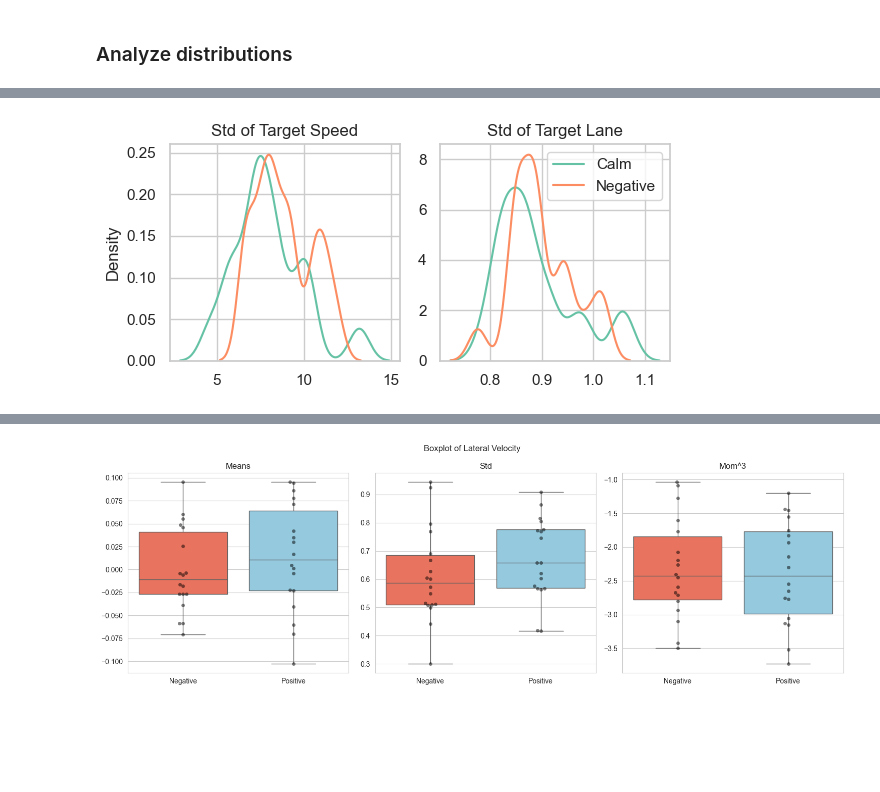
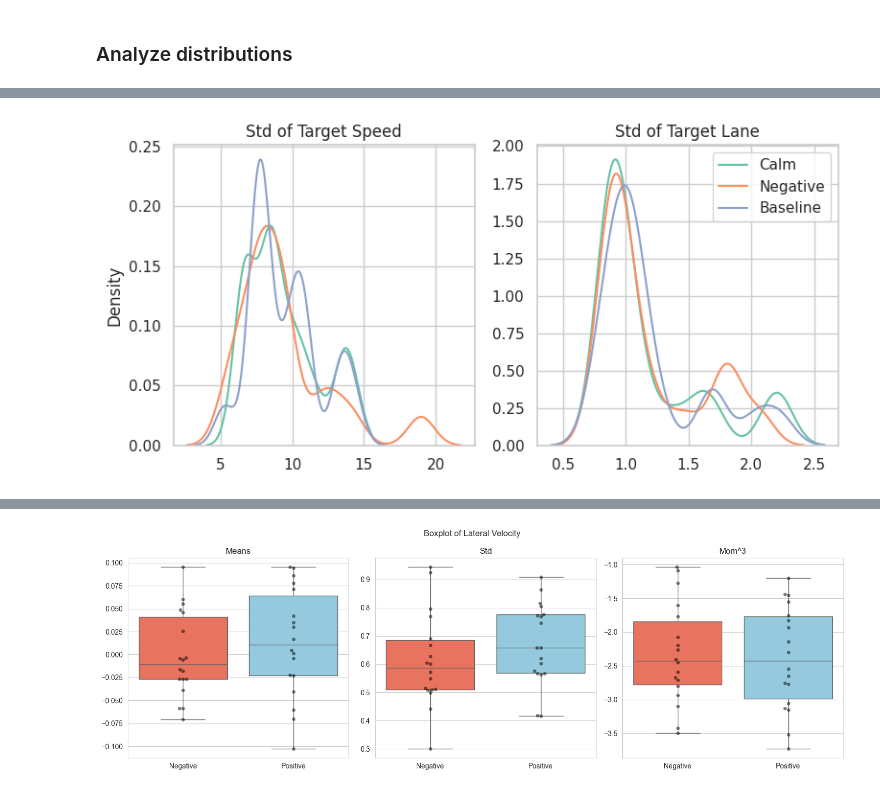
Before and after one commit to Anna-Palatkina-itu/driving_performance_project, a Jupyter notebook: window_analysis.ipynb, the cells around one changed output, grey strips where cells are left out. Drawn from its saved outputs; the diff is of its cells as text; code cells hidden in the pictures; blank space fills up the shorter version.

```diff
--- a/window_analysis.ipynb
+++ b/window_analysis.ipynb
@@ -102,6 +102,7 @@ def get_all_stats(remove_outliers=None,
 
   intense_stats = []
   calm_stats = []
+  baseline_stats = []
   total_speed_signs = 0
   total_overhead_signs = 0
   total_data = None
@@ -128,11 +129,11 @@ def get_all_stats(remove_outliers=None,
     # trimmed_data['DistanceToTargetPositionStd'] = trimmed_data['DistanceToTargetPosition'].rolling(window=10000).std()
     # trimmed_data['DistanceToTargetSpeed_Mean'] = trimmed_data['DistanceToTargetSpeed'].rolling(window=10000).mean()
     # trimmed_data['VelocityX_Mean'] = trimmed_data['VelocityX'].rolling(window=10000).mean()
-    print(f'I got {trimmed_data['Participant'].unique()} as participant')
+    # print(f'I got {trimmed_data['Participant'].unique()} as participant')
     windowed_data, amount_signs = get_sign_windows(trimmed_data,
                                                    remove_nan=remove_outliers,
                                                    seconds=3)
-    print(f'Now I got {windowed_data['Participant'].unique()} as participant')
+    # print(f'Now I got {windowed_data['Participant'].unique()} as participant')
     total_speed_signs += amount_signs
     windowed_data2, amount_signs = get_sign_windows(
         trimmed_data,
@@ -157,24 +158,25 @@ def get_all_stats(remove_outliers=None,
     ]
 
     for (col1, col2) in pairs:
-      mean1, std1, mom1, mean2, std2, mom2 = datahandler.get_statistics(
+      mean1, std1, mom1, mean2, std2, mom2, mean3, std3, mom3 = datahandler.get_statistics(
           windowed_data, col1, col2, sections=sections)
       calm_stats.append((mean1, std1, mom1))
       intense_stats.append((mean2, std2, mom2))
+      baseline_stats.append((mean3, std3, mom3))
     if total_data is None:
-      print(f'Initializing {id} data')
+      # print(f'Initializing {id} data')
       total_data = windowed_data.copy()
     else:
-      print(f'Concatenating {id} data')
-      print(f'total data unique: {total_data['Participant'].unique()}')
-      print(f'windowed data unique: {windowed_data['Participant'].unique()}')
+      # print(f'Concatenating {id} data')
+      # print(f'total data unique: {total_data['Participant'].unique()}')
+      # print(f'windowed data unique: {windowed_data['Participant'].unique()}')
       total_data = pd.concat([total_data, windowed_data], ignore_index=True)
 
   total_data = total_data.sort_values(by='Timestamp')
   print(
       f'Total speed signs = {total_speed_signs}, total overhead signs = {total_overhead_signs}'
   )
-  return calm_stats, intense_stats, total_data
+  return calm_stats, intense_stats, baseline_stats, total_data
 # %%
 def generate_datasets(calm_stats, intense_stats, pairs):
     N = len(pairs)
@@ -219,6 +221,6 @@ warnings.filterwarnings("ignore")
 
 
 %matplotlib agg
-calm_stats, intense_stats, data = get_all_stats(save_folder='perf_plots/events_analysis_all/', remove_outliers=['VelocityX', 'DistanceToTargetPosition', 'DistanceToTargetSpeed', 'CarSpeed'])
+calm_stats, intense_stats, baseline_stats, data = get_all_stats(save_folder='perf_plots/events_analysis_all/', remove_outliers=['VelocityX', 'DistanceToTargetPosition', 'DistanceToTargetSpeed', 'CarSpeed'])
 %matplotlib inline
 # %% [output]
@@ -359,6 +333,9 @@ std_calm_target_lane = [calm_stats[i][1] for i in range(len(calm_stats)) if i %
 std_intense_target_speed = [intense_stats[i][1] for i in range(len(intense_stats)) if i % 4 == 1]
 std_intense_target_lane = [intense_stats[i][1] for i in range(len(intense_stats)) if i % 4 == 2]
 
+std_baseline_target_speed = [baseline_stats[i][1] for i in range(len(baseline_stats)) if i % 4 == 1]
+std_baseline_target_lane = [baseline_stats[i][1] for i in range(len(baseline_stats)) if i % 4 == 2]
 
 calm_perf = [x * y for x, y in zip(std_calm_target_speed, std_calm_target_lane)]
 intense_perf = [x * y for x, y in zip(std_intense_target_speed, std_intense_target_lane)]
+baseline_perf = [x * y for x, y in zip(std_baseline_target_speed, std_baseline_target_lane)]
@@ -365,13 +385,16 @@ intense_perf = [x * y for x, y in zip(std_intense_target_speed, std_intense_targ
 # %%
-fix, ax = plt.subplots(1,2, figsize=(6, 3))
-sns.kdeplot(std_calm_target_speed, ax=ax[0], label='Positive', bw_adjust=0.5, color='#66c2a5')
-sns.kdeplot(std_intense_target_speed, ax=ax[0], label='Negative', bw_adjust=0.5, color='#fc8d62')
-sns.kdeplot(std_calm_target_lane, ax=ax[1], label='Calm',  bw_adjust=0.5, color='#66c2a5')
-sns.kdeplot(std_intense_target_lane, ax=ax[1], label='Negative',  bw_adjust=0.5, color='#fc8d62')
+fix, ax = plt.subplots(1,2, figsize=(8, 4))
+bandwidth = 0.5
+sns.kdeplot(std_calm_target_speed, ax=ax[0], label='Positive', bw_adjust=bandwidth, color='#66c2a5')
+sns.kdeplot(std_intense_target_speed, ax=ax[0], label='Negative', bw_adjust=bandwidth, color='#fc8d62')
+sns.kdeplot(std_calm_target_lane, ax=ax[1], label='Calm',  bw_adjust=bandwidth, color='#66c2a5')
+sns.kdeplot(std_intense_target_lane, ax=ax[1], label='Negative',  bw_adjust=bandwidth, color='#fc8d62')
+sns.kdeplot(std_baseline_target_speed, ax=ax[0], label='Baseline',  bw_adjust=bandwidth, color='#8da0cb')
+sns.kdeplot(std_baseline_target_lane, ax=ax[1], label='Baseline',  bw_adjust=bandwidth, color='#8da0cb')
 plt.legend()
 ax[1].set_ylabel('')
 ax[0].set_title('Std of Target Speed')
 ax[1].set_title('Std of Target Lane')
 plt.tight_layout()
 # %% [output]
-[figure, old version]
+[figure, new version]
```
Also changed, not shown: parts of 25 cells of this notebook, 1 other file.
